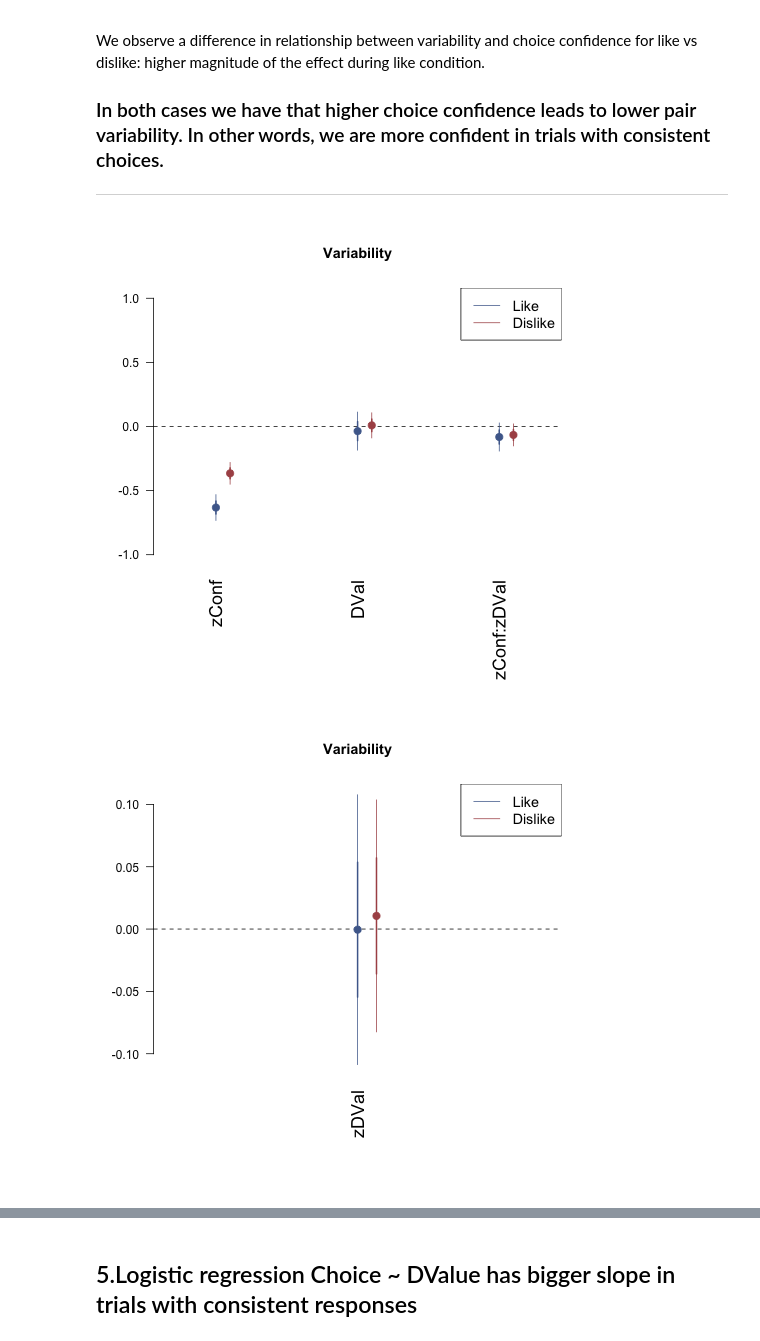
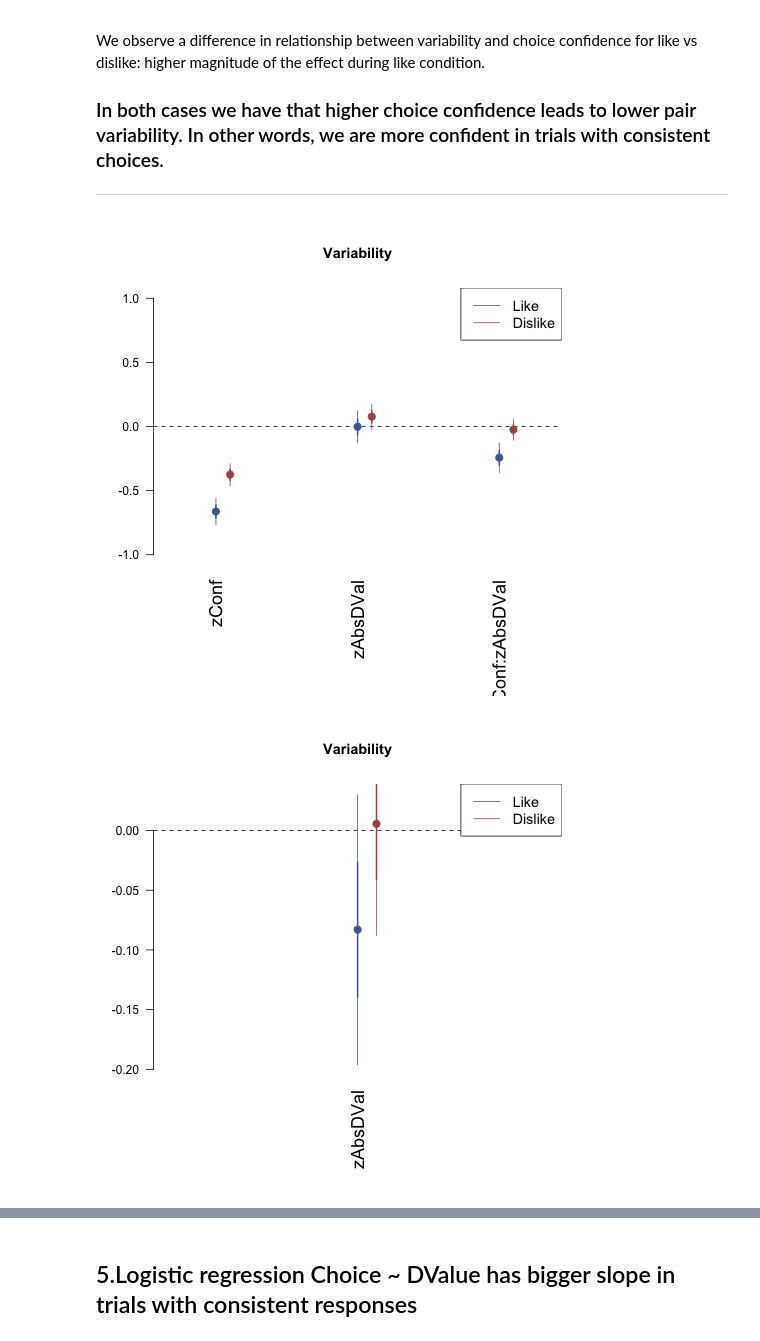
Before and after one commit to pradysepulveda/FF2018, a Jupyter notebook: FF2018_VariabilityAnalysis.ipynb, the cells around one changed output, grey strips where cells are left out. Saved outputs shown, nothing was run; the diff lists cells and outputs as text; code cells hidden in the pictures.

Commit message:
variability vs DV update

```diff
--- a/FF2018_VariabilityAnalysis.ipynb
+++ b/FF2018_VariabilityAnalysis.ipynb
@@ -386,25 +386,25 @@ data_all_dislike = data_all.loc[(data_all['BlockCond'] == 2)]
 %%R
 title_plot = "Variability"
 
-ModelVariability1_L <- glm(PairVariability ~ zConf + DVal + zConf:zDVal, data=data_all_like, family=binomial(link="logit"))
-ModelVariability1_D <- glm(PairVariability ~ zConf + zDVal + zConf:zDVal, data=data_all_dislike, family=binomial(link="logit"))
+ModelVariability1_L <- glm(PairVariability ~ zConf + zAbsDVal + zConf:zAbsDVal, data=data_all_like, family=binomial(link="logit"))
+ModelVariability1_D <- glm(PairVariability ~ zConf + zAbsDVal + zConf:zAbsDVal, data=data_all_dislike, family=binomial(link="logit"))
 
 coefplot(ModelVariability1_L,intercept=FALSE,vertical = FALSE,  col.pts='#4F6A9A', cex.var=1.5, cex.pts=2, mar = c(8,4,5,1),ylim=c(-1, 1) ,main=title_plot)
 coefplot(ModelVariability1_D,intercept=FALSE,vertical = FALSE,add=TRUE,  col.pts='#AC5255', cex.var=1.5, cex.pts=2, mar = c(8,4,5,1) ,main=title_plot)
 
 legend("topright",  legend=c("Like", "Dislike"),col=c('#4F6A9A', '#AC5255'), lty=1:1, cex=1.2)
 # %% [output]
-[figure, old version]
+[figure, new version]
 # %%
 %%R
 title_plot = "Variability"
 
-ModelVariability1_L <- glm(PairVariability ~  zDVal , data=data_all_like, family=binomial(link="logit"))
-ModelVariability1_D <- glm(PairVariability ~  zDVal , data=data_all_dislike, family=binomial(link="logit"))
+ModelVariability1_L <- glm(PairVariability ~  zAbsDVal , data=data_all_like, family=binomial(link="logit"))
+ModelVariability1_D <- glm(PairVariability ~  zAbsDVal , data=data_all_dislike, family=binomial(link="logit"))
 
 coefplot(ModelVariability1_L,intercept=FALSE,vertical = FALSE,  col.pts='#4F6A9A', cex.var=1.5, cex.pts=2, mar = c(8,4,5,1) ,main=title_plot)
 coefplot(ModelVariability1_D,intercept=FALSE,vertical = FALSE,add=TRUE,  col.pts='#AC5255', cex.var=1.5, cex.pts=2, mar = c(8,4,5,1) ,main=title_plot)
 
 legend("topright",  legend=c("Like", "Dislike"),col=c('#4F6A9A', '#AC5255'), lty=1:1, cex=1.2)
 # %% [output]
-[figure, old version]
+[figure, new version]
```
Also changed, not shown: parts of 8 cells of this notebook, 2 other files.
